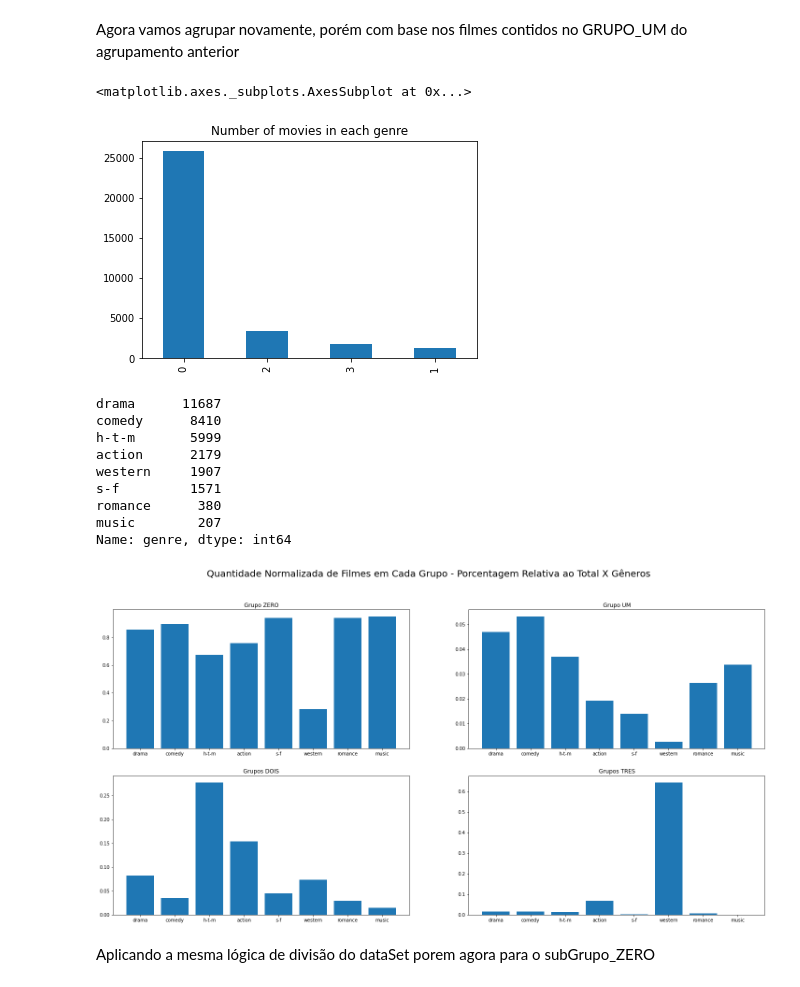
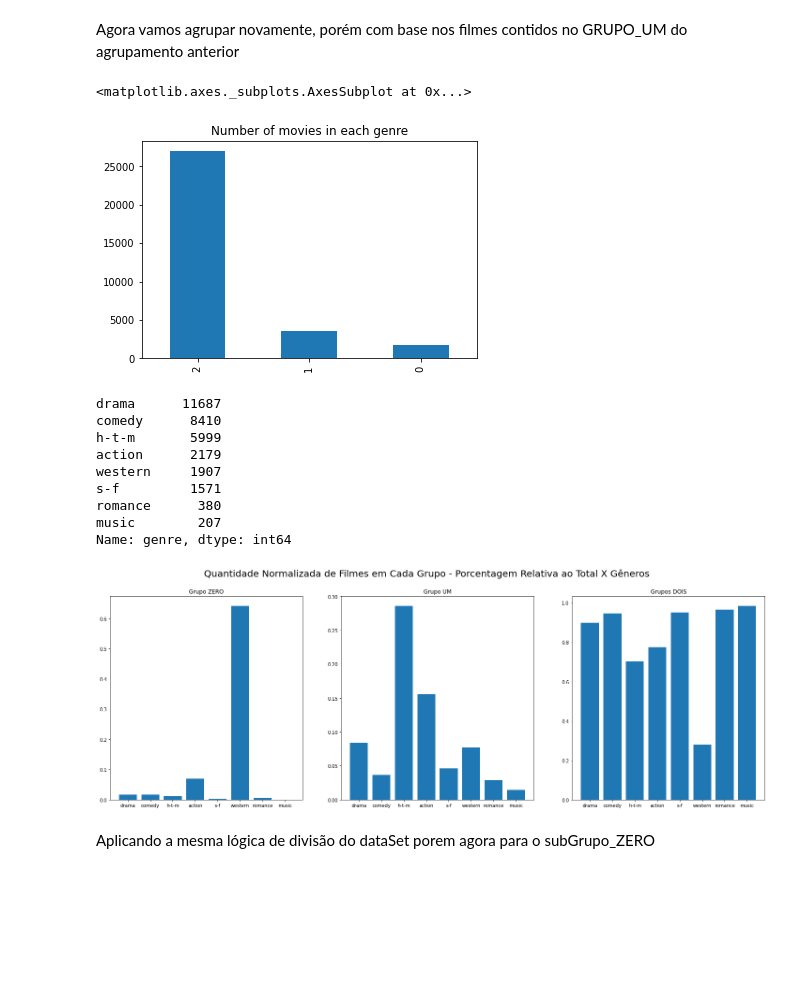
Before and after one commit to Brunu-Mene/ICienciaDados_T1, a Jupyter notebook: Finalizando.ipynb, the cells around one changed output. Cells and saved outputs as stored; diff of their text form; code cells hidden in the pictures; blank space fills up the shorter version.

```diff
--- a/Finalizando.ipynb
+++ b/Finalizando.ipynb
@@ -336,14 +311,11 @@ subX_svd = X_svd[subData.index]
 
 subData = subData.reset_index(drop=True)
 # %%
-#k means classifier for new_Xsvd
-from sklearn.cluster import KMeans
-kmeans = KMeans(n_clusters=4, random_state=45).fit(subX_svd)
+kmeans = KMeans(n_clusters=3, random_state=45).fit(subX_svd)
 y_kmeans = kmeans.predict(subX_svd)
 
-#ploting the number of movies in each genre
 pd.Series(y_kmeans).value_counts().plot(kind='bar', title='Number of movies in each genre')
 # %% [output]
 <matplotlib.axes._subplots.AxesSubplot at 0x...>
-[figure, old version]
+[figure, new version]
 # %%
@@ -358,37 +328,33 @@ subGrupoTres = y_kmeans_df[y_kmeans_df['genre'] == 3]
 # %%
 zeroX, zeroY = genreByGroup(subGrupoZero,subTotalMovies,subData)
 umX, umY = genreByGroup(subGrupoUm,subTotalMovies,subData)
 doisX, doisY = genreByGroup(subGrupoDois,subTotalMovies,subData)
-tresX, tresY = genreByGroup(subGrupoTres,subTotalMovies,subData)
 
 
-fig, axs = plt.subplots(2, 2, figsize=(25,12))
+fig, (ax1, ax2, ax3) = plt.subplots(1, 3, figsize=(25,8))
 fig.suptitle('Quantidade Normalizada de Filmes em Cada Grupo - Porcentagem Relativa ao Total X Gêneros', fontsize = 20)
 
-axs[0, 0].bar(zeroX, zeroY)
-axs[0, 0].set_title('Grupo ZERO')
+ax1.bar(zeroX, zeroY)
+ax1.set_title('Grupo ZERO')
 
-axs[0, 1].bar(umX, umY)
-axs[0, 1].set_title('Grupo UM')
+ax2.bar(umX, umY)
+ax2.set_title('Grupo UM')
 
-axs[1, 0].bar(doisX, doisY)
-axs[1, 0].set_title('Grupos DOIS')
-
-axs[1, 1].bar(tresX, tresY)
-axs[1, 1].set_title('Grupos TRES')
+ax3.bar(doisX, doisY)
+ax3.set_title('Grupos DOIS')
 
 subTotalMovies
 # %% [output]
 drama      11687
 comedy      8410
 h-t-m       5999
 action      2179
 western     1907
 s-f         1571
 romance      380
 music        207
 Name: genre, dtype: int64
-[figure, old version]
+[figure, new version]
 # %% [markdown]
 Aplicando a mesma lógica de divisão do dataSet porem agora para o subGrupo_ZERO
 # %%
```
Also changed, not shown: parts of 40 cells of this notebook.
